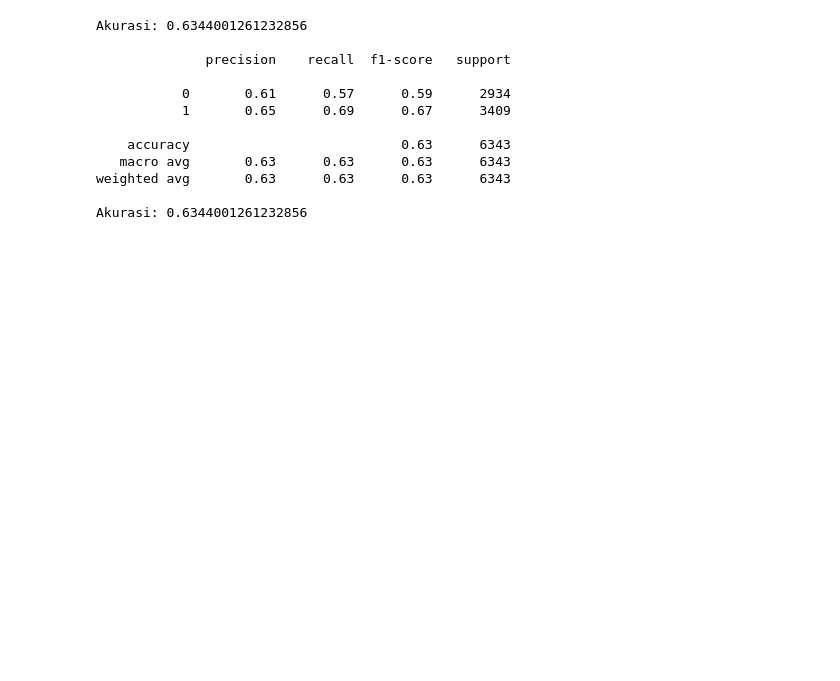
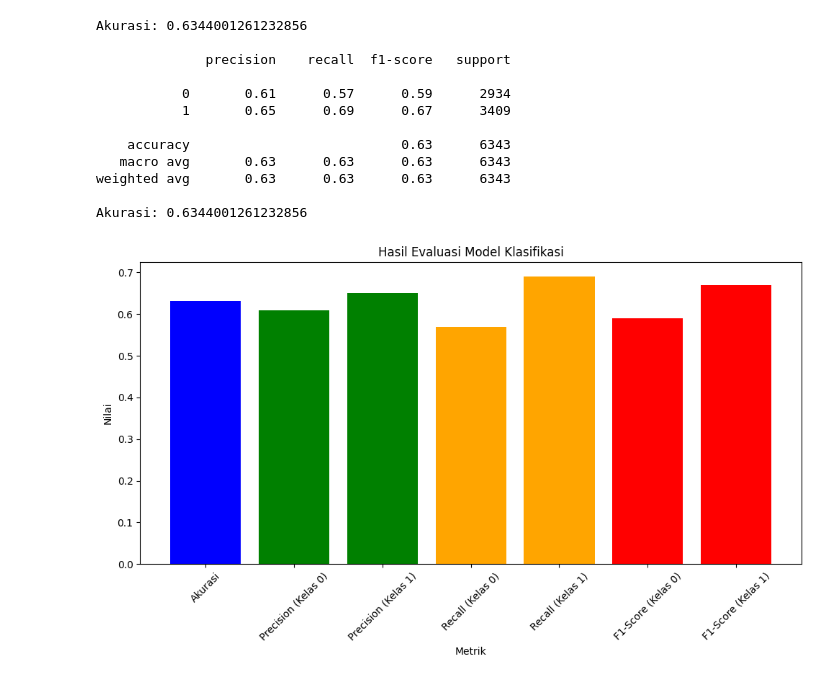
Before and after one commit to McYeremia/71220953_Yeremia-Christopher_Prediksi-Viral-Konten-Sosial-Media_Classification, a Jupyter notebook: 71220953_Yeremia-Christopher_Prediksi-Viral-Konten-Sosmed_Classification.ipynb, the cells around one changed output. Cells and saved outputs as stored; diff of their text form; code cells hidden in the pictures; blank space fills up the shorter version.

```diff
--- a/71220953_Yeremia-Christopher_Prediksi-Viral-Konten-Sosmed_Classification.ipynb
+++ b/71220953_Yeremia-Christopher_Prediksi-Viral-Konten-Sosmed_Classification.ipynb
@@ -74,5 +64,27 @@ Akurasi: 0.6344001261232856
 weighted avg       0.63      0.63      0.63      6343
 
 Akurasi: 0.6344001261232856
+# %%
+# Data dari report
+accuracy = 0.6315623521992748
+precision = [0.61, 0.65]
+recall = [0.57, 0.69]
+f1_score = [0.59, 0.67]
+
+# Membuat grafik batang
+plt.figure(figsize=(10, 6))
+x = ['Akurasi', 'Precision (Kelas 0)', 'Precision (Kelas 1)', 'Recall (Kelas 0)', 'Recall (Kelas 1)', 'F1-Score (Kelas 0)', 'F1-Score (Kelas 1)']
+y = [accuracy] + precision + recall + f1_score
+plt.bar(x, y, color=['blue', 'green', 'green', 'orange', 'orange', 'red', 'red'])
+plt.xlabel('Metrik')
+plt.ylabel('Nilai')
+plt.title('Hasil Evaluasi Model Klasifikasi')
+plt.xticks(rotation=45)
+plt.tight_layout()
+
+# Menampilkan grafik
+plt.show()
+# %% [output]
+[figure, added]
 # %%
 
```
Also changed, not shown: parts of 6 cells of this notebook, 7 other files.
